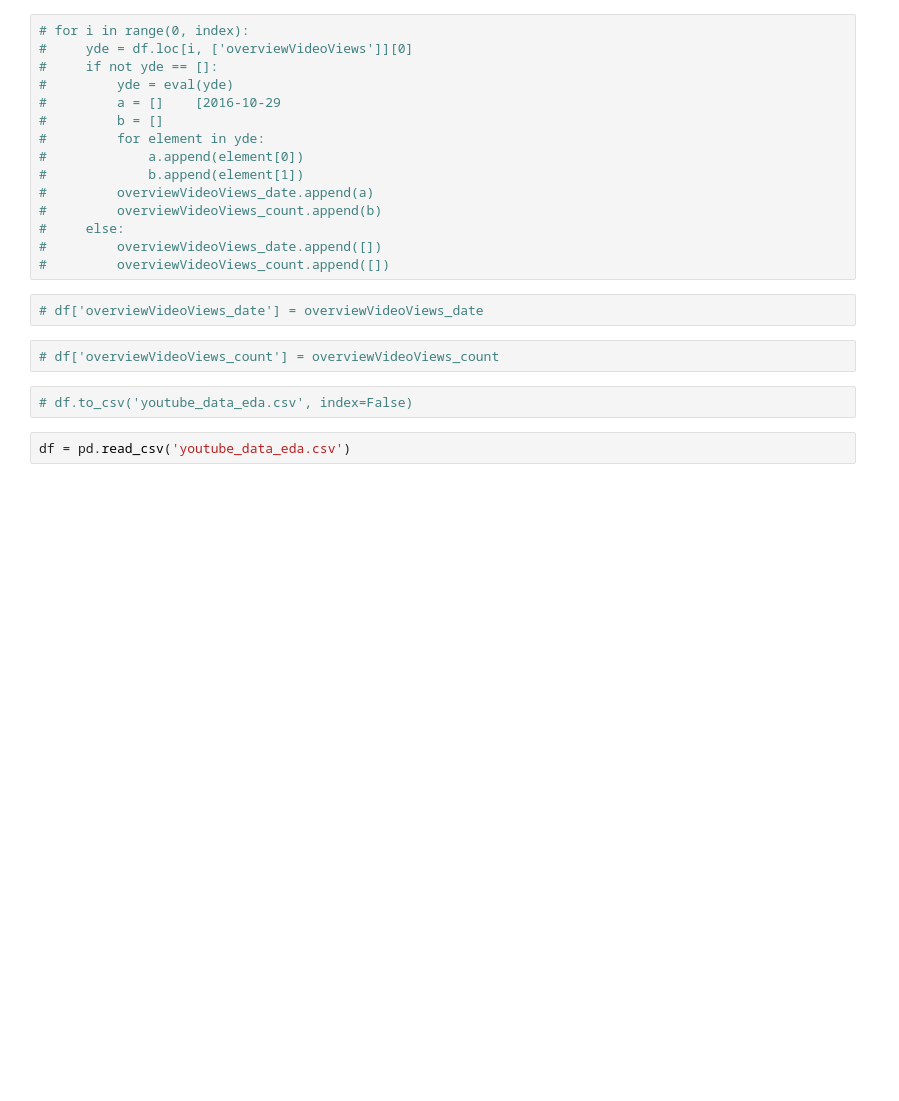
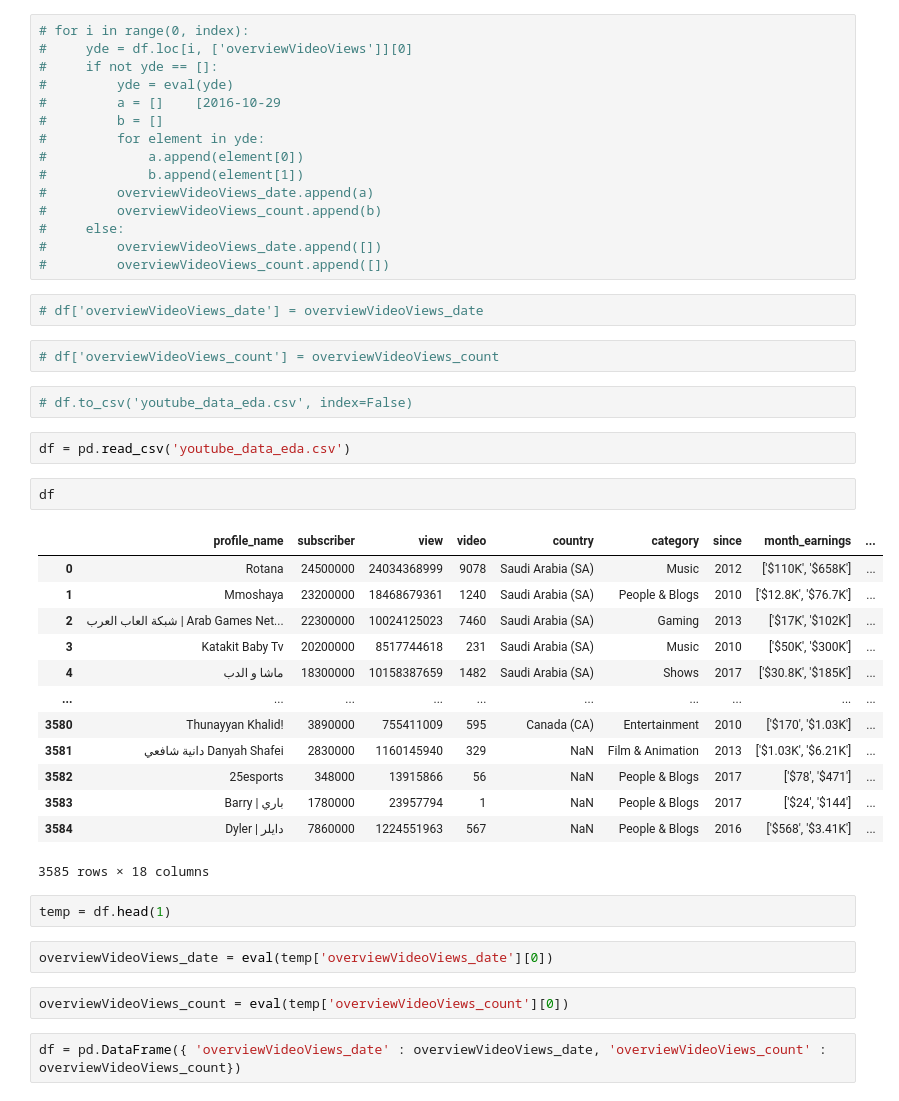
Before and after one commit to Mohammed-Abdullah2/Capstone-Project, a Jupyter notebook: EDA.ipynb, the cells around one changed output. Cells and saved outputs as stored; diff of their text form; blank space fills up the shorter version.

```diff
--- a/EDA.ipynb
+++ b/EDA.ipynb
@@ -146,3 +149,27 @@ warnings.filterwarnings("ignore")
 # df.to_csv('youtube_data_eda.csv', index=False)
 # %%
 df = pd.read_csv('youtube_data_eda.csv')
+# %%
+df
+# %% [output]
+|  | profile_name | subscriber | view | video | country | category | since | month_earnings | ... |
+| 0 | Rotana | 24500000 | 24034368999 | 9078 | Saudi Arabia (SA) | Music | 2012 | ['$110K', '$658K'] | ... |
+| 1 | Mmoshaya | 23200000 | 18468679361 | 1240 | Saudi Arabia (SA) | People & Blogs | 2010 | ['$12.8K', '$76.7K'] | ... |
+| 2 | شبكة العاب العرب | Arab Games Net... | 22300000 | 10024125023 | 7460 | Saudi Arabia (SA) | Gaming | 2013 | ['$17K', '$102K'] | ... |
+| 3 | Katakit Baby Tv | 20200000 | 8517744618 | 231 | Saudi Arabia (SA) | Music | 2010 | ['$50K', '$300K'] | ... |
+| 4 | ماشا و الدب | 18300000 | 10158387659 | 1482 | Saudi Arabia (SA) | Shows | 2017 | ['$30.8K', '$185K'] | ... |
+| ... | ... | ... | ... | ... | ... | ... | ... | ... | ... |
+| 3580 | Thunayyan Khalid! | 3890000 | 755411009 | 595 | Canada (CA) | Entertainment | 2010 | ['$170', '$1.03K'] | ... |
+| 3581 | دانية شافعي Danyah Shafei | 2830000 | 1160145940 | 329 | NaN | Film & Animation | 2013 | ['$1.03K', '$6.21K'] | ... |
+| 3582 | 25esports | 348000 | 13915866 | 56 | NaN | People & Blogs | 2017 | ['$78', '$471'] | ... |
+| 3583 | Barry | باري | 1780000 | 23957794 | 1 | NaN | People & Blogs | 2017 | ['$24', '$144'] | ... |
+| 3584 | Dyler | دايلر | 7860000 | 1224551963 | 567 | NaN | People & Blogs | 2016 | ['$568', '$3.41K'] | ... |
+3585 rows × 18 columns
+# %%
+temp = df.head(1)
+# %%
+overviewVideoViews_date = eval(temp['overviewVideoViews_date'][0])
+# %%
+overviewVideoViews_count = eval(temp['overviewVideoViews_count'][0])
+# %%
+df = pd.DataFrame({ 'overviewVideoViews_date' : overviewVideoViews_date, 'overviewVideoViews_count' : overviewVideoViews_count})
```
Also changed, not shown: parts of 6 cells of this notebook.
